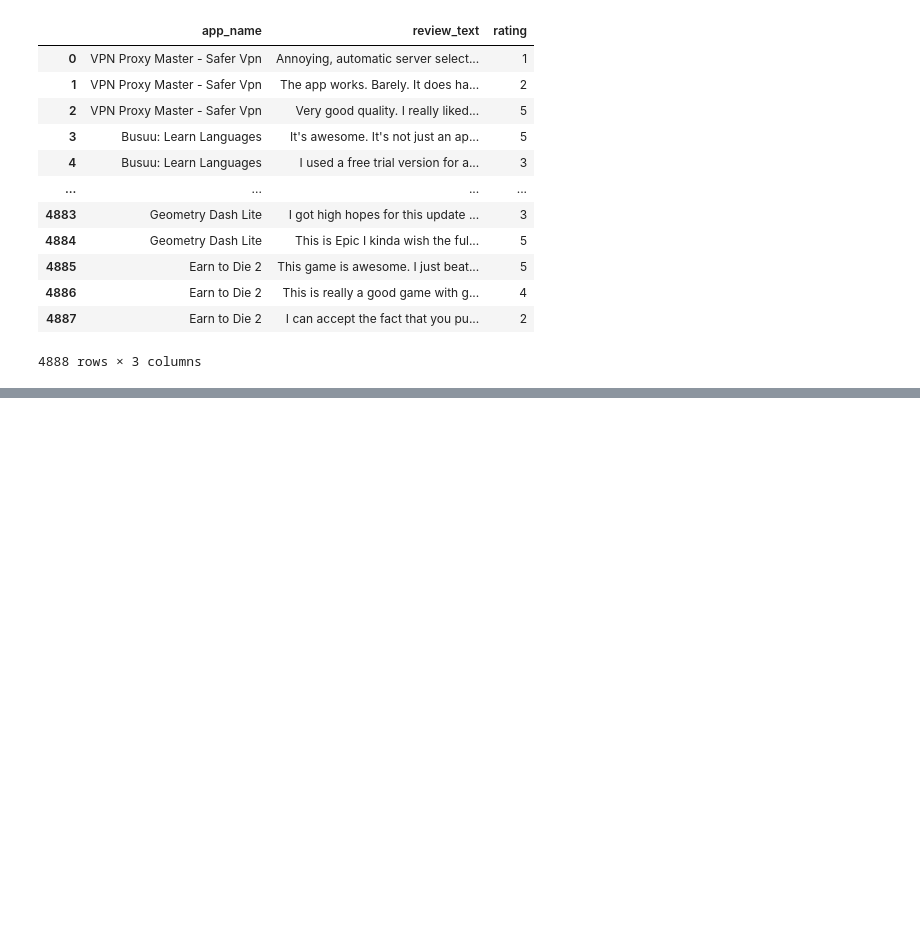
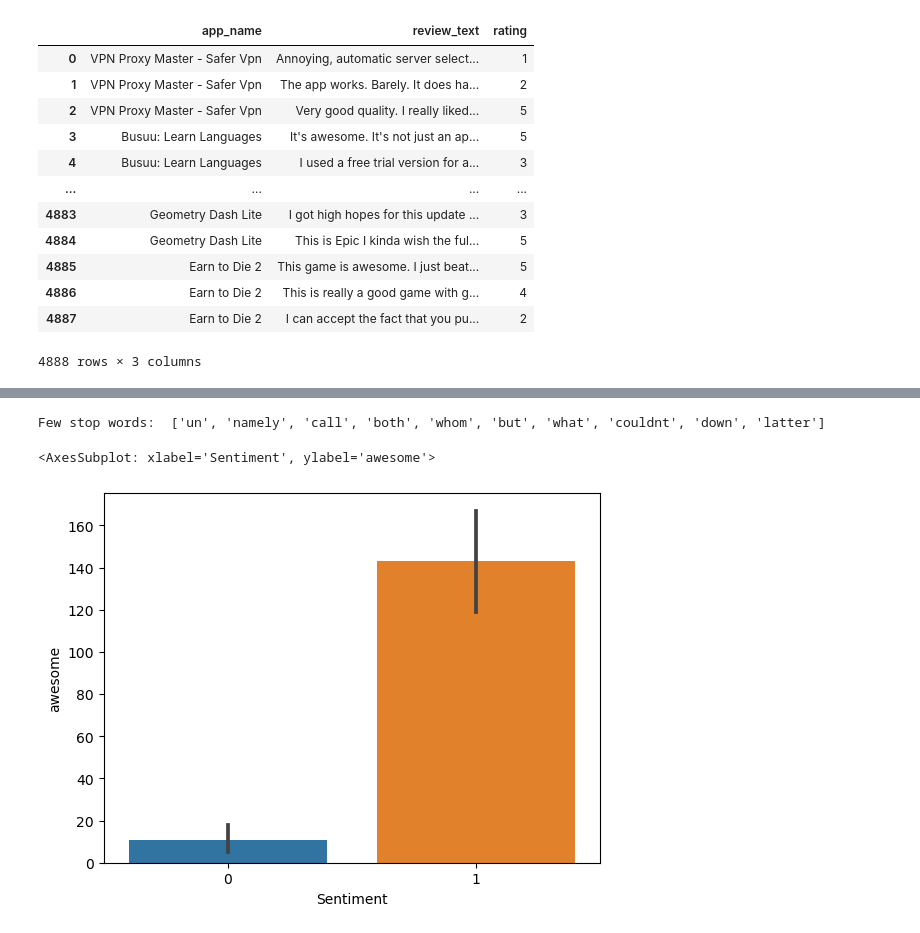
Before and after one commit to aq2oo3/mec-mini-projects, a Jupyter notebook: S.ipynb, the cells around one changed output, grey strips where cells are left out. Saved outputs shown, nothing was run; the diff lists cells and outputs as text; code cells hidden in the pictures; blank space fills up the shorter version.

```diff
--- a/S.ipynb
+++ b/S.ipynb
@@ -158,0 +164,14 @@ predict_sentiment(test_sentence2)
+# %%
+count_vectorizer =  CountVectorizer(max_features=1000)
+
+feature_vector = count_vectorizer.fit(train_data.review_text)
+
+features = feature_vector.get_feature_names()
+
+train_ds_features = count_vectorizer.transform(train_data.review_text)
+
+features_counts =  np.sum(train_ds_features.toarray(),axis=0)
+
+features_counts = pd.DataFrame(dict(features = features, counts = features_counts))
+
+features_counts.sort_values('counts', ascending=False)[0:15]
@@ -158,0 +195,19 @@ predict_sentiment(test_sentence2)
+# %%
+from sklearn.feature_extraction import text
+
+my_stop_words = text.ENGLISH_STOP_WORDS
+
+print("Few stop words: ", list(my_stop_words)[0:10])
+# %% [output]
+Few stop words:  ['un', 'namely', 'call', 'both', 'whom', 'but', 'what', 'couldnt', 'down', 'latter']
+# %%
+train_ds_df = pd.DataFrame(train_ds_features.todense())
+
+train_ds_df.columns = features
+
+train_ds_df['Sentiment'] = train_data.sentiment
+
+sn.barplot(x = 'Sentiment',y = 'awesome', data = train_ds_df, estimator= sum)
+# %% [output]
+<AxesSubplot: xlabel='Sentiment', ylabel='awesome'>
+[figure, added]
```
Also changed, not shown: parts of 34 cells of this notebook.
